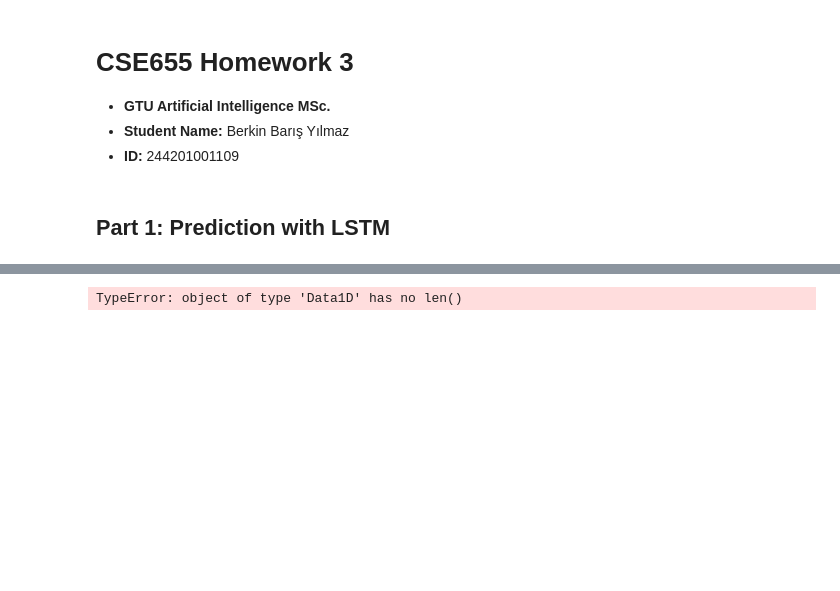
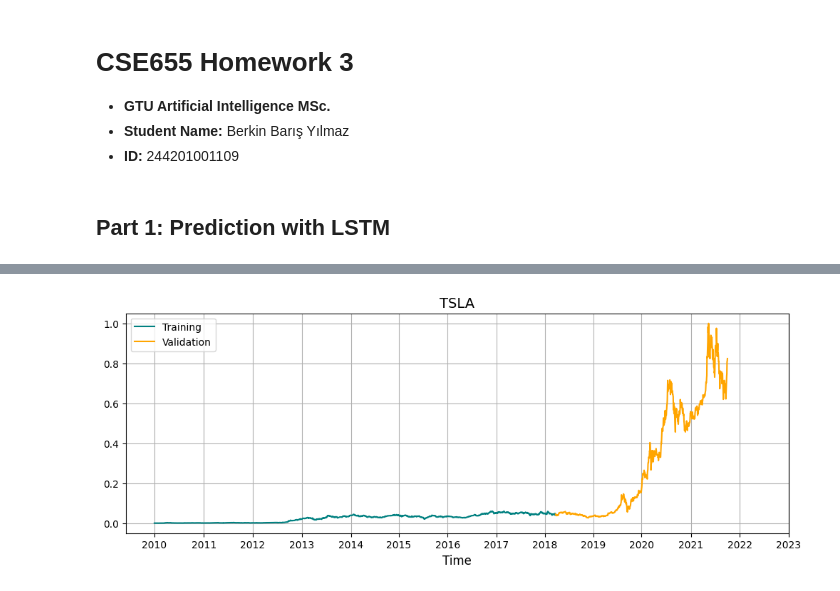
Before and after one commit to Berkin99/DeepLearning, a Jupyter notebook: Homework3/src/Homework3_244201001109_Yilmaz_Berkin.ipynb, the cells around one changed output, grey strips where cells are left out. Saved outputs shown, nothing was run; the diff lists cells and outputs as text; code cells hidden in the pictures; blank space fills up the shorter version.

```diff
--- a/Homework3/src/Homework3_244201001109_Yilmaz_Berkin.ipynb
+++ b/Homework3/src/Homework3_244201001109_Yilmaz_Berkin.ipynb
@@ -90,14 +90,26 @@ def sequencer(data, interval=10):
         Y.append(data[i + interval])
     return np.array(X), np.array(Y)
 # %%
-interval = 20
-data = tsla["Close"].normalized()
+interval = 40
+data = np.array(tsla["Close"].normalized()).T
 
 X, Y = sequencer(data, interval)
 
 # Training & Validation sets (%70 train, %30 validation)
 split_index = int(0.7 * len(X))
 X_train, X_val = X[:split_index], X[split_index:]
-y_train, y_val = Y[:split_index], Y[split_index:]
+Y_train, Y_val = Y[:split_index], Y[split_index:]
-# %% [output]
-TypeError: object of type 'Data1D' has no len()
+# %%
+plt.figure(figsize=(12, 4))
+plt.plot(range(len(Y_train)), Y_train, label="Training", color="teal")
+plt.plot(range(len(Y_train), len(Y_train) + len(Y_val)), Y_val, label="Validation", color="orange")
+
+plt.title("TSLA", fontsize=14)
+plt.xlabel("Time", fontsize=12)
+
+plt.xticks(xticks_positions, unique_years)
+plt.legend()
+plt.grid(True)
+plt.show()
+# %% [output]
+[figure, added]
```
Also changed, not shown: parts of 11 cells of this notebook, 2 other files.
